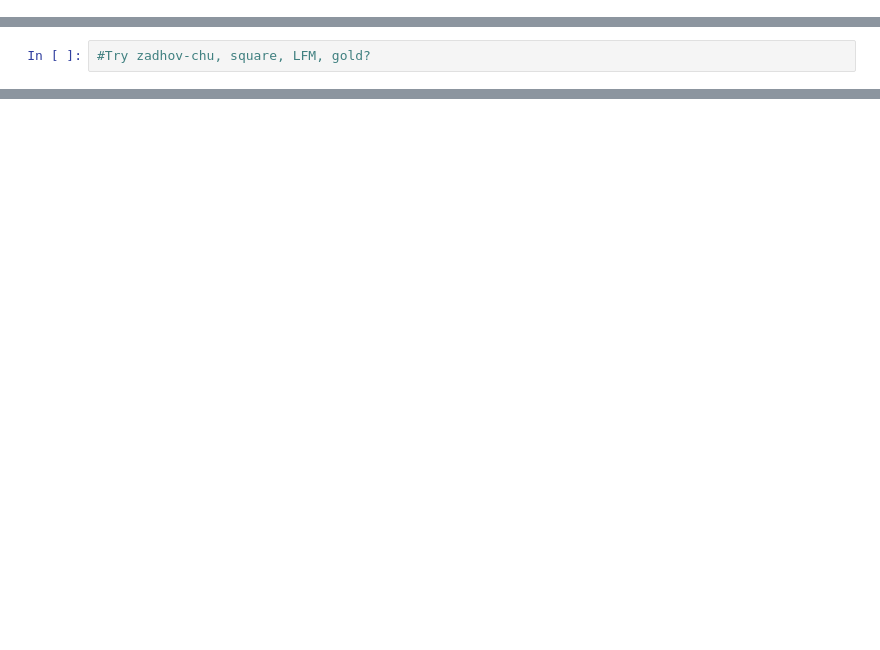
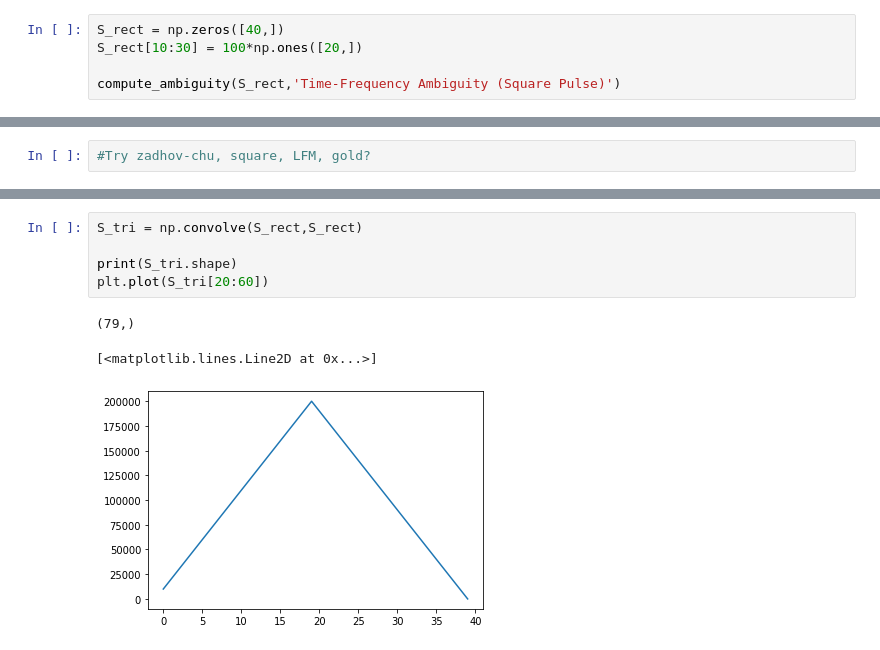
Before and after one commit to efreneau/Ambiguity-Function, a Jupyter notebook: test.ipynb, the cells around one changed output, grey strips where cells are left out. Cells and saved outputs as stored; diff of their text form; blank space fills up the shorter version.

Commit message:
small changes, added some pulses

```diff
--- a/test.ipynb
+++ b/test.ipynb
@@ -45,0 +36,5 @@ fig.show()
+# %%
+S_rect = np.zeros([40,])
+S_rect[10:30] = 100*np.ones([20,])
+
+compute_ambiguity(S_rect,'Time-Frequency Ambiguity (Square Pulse)')
@@ -51,0 +62,9 @@ fig.show()
+# %%
+S_tri = np.convolve(S_rect,S_rect)
+
+print(S_tri.shape)
+plt.plot(S_tri[20:60])
+# %% [output]
+(79,)
+[<matplotlib.lines.Line2D at 0x...>]
+[figure, added]
```
Also changed, not shown: parts of 11 cells of this notebook, 1 other file.
